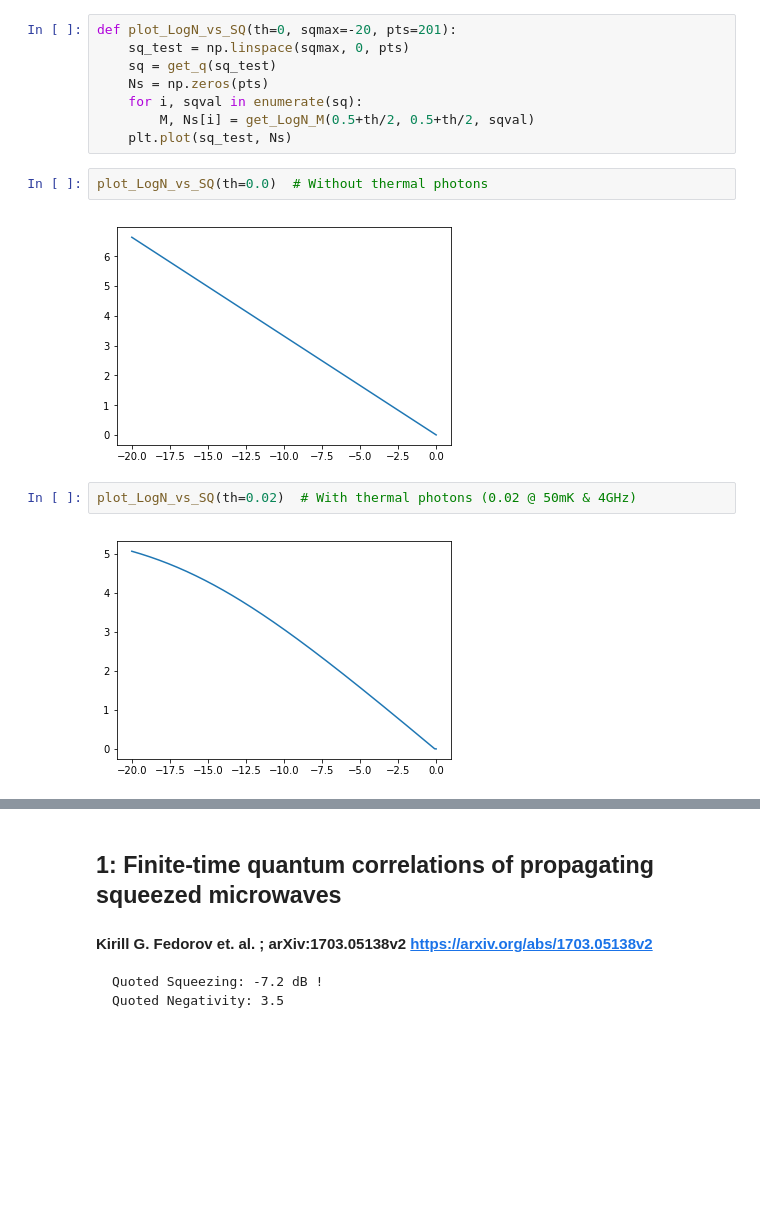
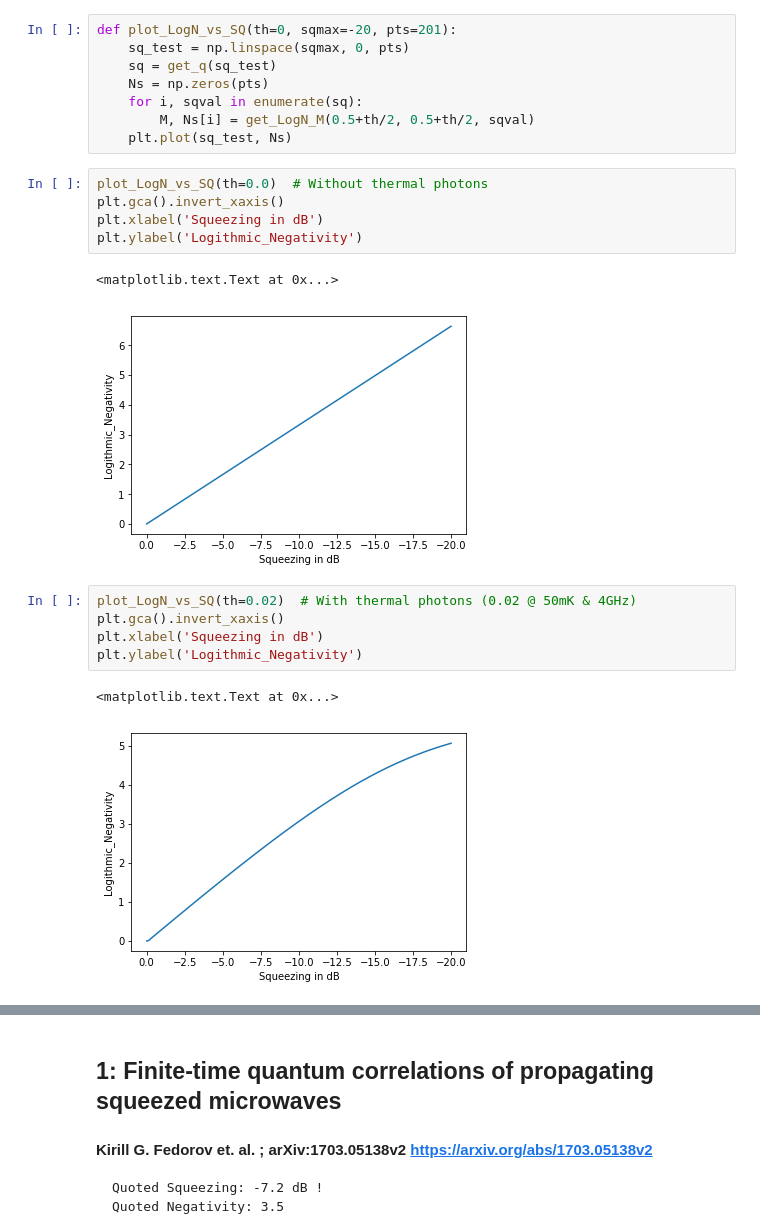
Before and after one commit to benschneider/Dynamical-Casimir-Effect-Sim, a Jupyter notebook: ebit_comparison.ipynb, the cells around one changed output, grey strips where cells are left out. Cells and saved outputs as stored; diff of their text form; blank space fills up the shorter version.

Commit message:
added figure titles and Ebit v.s. SQ value

```diff
--- a/ebit_comparison.ipynb
+++ b/ebit_comparison.ipynb
@@ -82,9 +93,17 @@ def plot_LogN_vs_SQ(th=0, sqmax=-20, pts=201):
     plt.plot(sq_test, Ns)
 # %%
 plot_LogN_vs_SQ(th=0.0)  # Without thermal photons
+plt.gca().invert_xaxis()
+plt.xlabel('Squeezing in dB')
+plt.ylabel('Logithmic_Negativity')
 # %% [output]
+<matplotlib.text.Text at 0x...>
-[figure, old version]
+[figure, new version]
 # %%
 plot_LogN_vs_SQ(th=0.02)  # With thermal photons (0.02 @ 50mK & 4GHz)
+plt.gca().invert_xaxis()
+plt.xlabel('Squeezing in dB')
+plt.ylabel('Logithmic_Negativity')
 # %% [output]
+<matplotlib.text.Text at 0x...>
-[figure, old version]
+[figure, new version]
```
Also changed, not shown: parts of 2 cells of this notebook.
